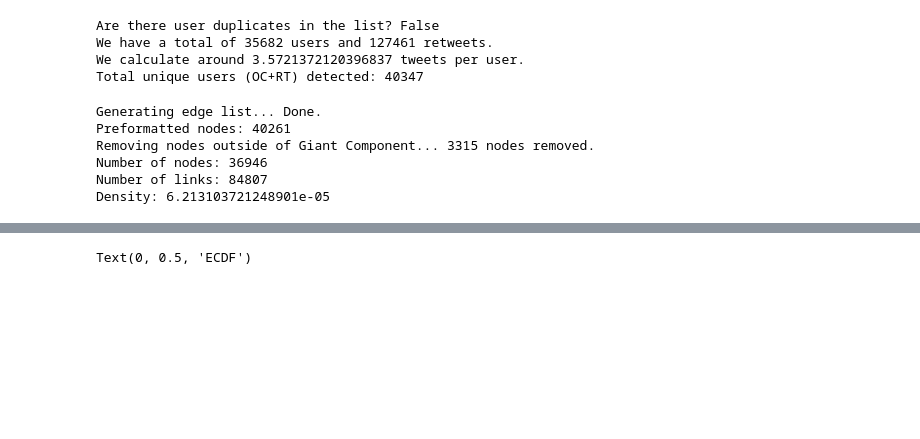
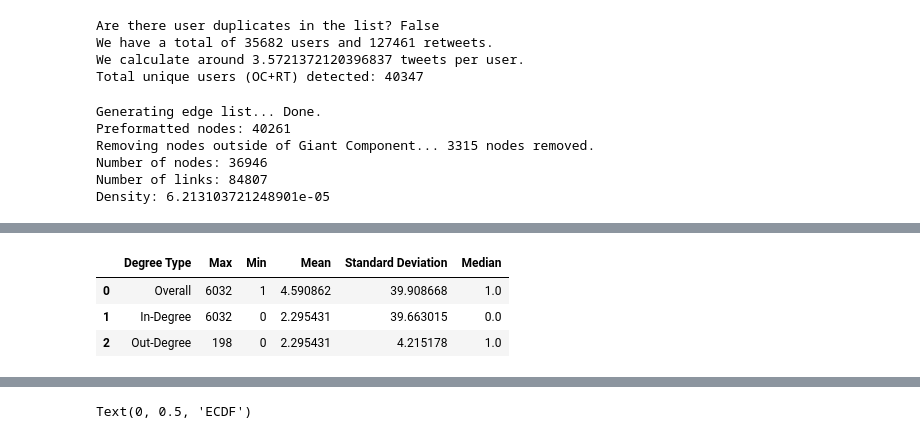
Before and after one commit to freshgiammi/SMM_Unimi2020_COVID-19_Twitter_Analysis, a Jupyter notebook: Twitter_data_analysis.ipynb, the cells around one changed output, grey strips where cells are left out. Saved outputs shown, nothing was run; the diff lists cells and outputs as text; code cells hidden in the pictures; blank space fills up the shorter version.

```diff
--- a/Twitter_data_analysis.ipynb
+++ b/Twitter_data_analysis.ipynb
@@ -111,0 +77,79 @@ Max: 198
+# %%
+degree = list(dict(twitter_d.degree()).values())
+in_degree = list(dict(twitter_d.in_degree()).values())
+out_degree = list(dict(twitter_d.out_degree()).values())
+
+dt = ({'Degree Type':'Overall','Max':np.max(degree),'Min':np.min(degree),'Mean':np.mean(degree),'Standard Deviation':np.std(degree),'Median':np.median(degree)},
+{'Degree Type':'In-Degree','Max':np.max(in_degree),'Min':np.min(in_degree),'Mean':np.mean(in_degree),'Standard Deviation':np.std(in_degree),'Median':np.median(in_degree)},
+{'Degree Type':'Out-Degree','Max':np.max(out_degree),'Min':np.min(out_degree),'Mean':np.mean(out_degree),'Standard Deviation':np.std(out_degree),'Median':np.median(out_degree)})
+df = pd.DataFrame(dt)
+
+
+## Enter your css for the table.
+css = """
+<style type=\"text/css\">
+table {
+color: #333;
+font-family: Helvetica, Arial, sans-serif;
+width: 1000px;
+border-collapse:
+collapse;
+border-spacing: 0;
+}
+
+td, th {
+border: 1px solid transparent; /* No more visible border */
+height: 30px;
+}
+
+th {
+background: #DFDFDF; /* Darken header a bit */
+font-weight: bold;
+text-align: left;
+}
+
+td {
+background: #FAFAFA;
+text-align: left;
+}
+
+table tr:nth-child(odd) td{
+background-color: white;
+}
+</style>
+"""
+def DataFrame_to_image(data, css, outputfile="degree.png", format="png"):
+    '''
+    For rendering a Pandas DataFrame as an image.
+    data: a pandas DataFrame
+    css: a string containing rules for styling the output table. This must
+         contain both the opening an closing <style> tags.
+    *outputimage: filename for saving of generated image
+    *format: output format, as supported by IMGKit. Default is "png"
+    '''
+    fn = str(random.random()*100000000).split(".")[0] + ".html"
+
+    try:
+        os.remove(fn)
+    except:
+        None
+    text_file = open(fn, "a")
+
+    # write the CSS
+    text_file.write(css)
+    # write the HTML-ized Pandas DataFrame
+    text_file.write(data.to_html())
+    text_file.close()
+
+    # See IMGKit options for full configuration,
+    # e.g. cropping of final image
+    imgkitoptions = {"format": format}
+
+    imgkit.from_file(fn, outputfile, options=imgkitoptions)
+    os.remove(fn)
+
+
+DataFrame_to_image(df, css)
+
+df #Prints previously generated DataFrame
+# %% [output]
@@ -112,3 +159,7 @@ Max: 198
+|  | Degree Type | Max | Min | Mean | Standard Deviation | Median |
+| 0 | Overall | 6032 | 1 | 4.590862 | 39.908668 | 1.0 |
+| 1 | In-Degree | 6032 | 0 | 2.295431 | 39.663015 | 0.0 |
+| 2 | Out-Degree | 198 | 0 | 2.295431 | 4.215178 | 1.0 |
 # %%
 # ECDF linear scale
 cdf = ECDF(degree)
```
Also changed, not shown: parts of 20 cells of this notebook, 3 other files.
